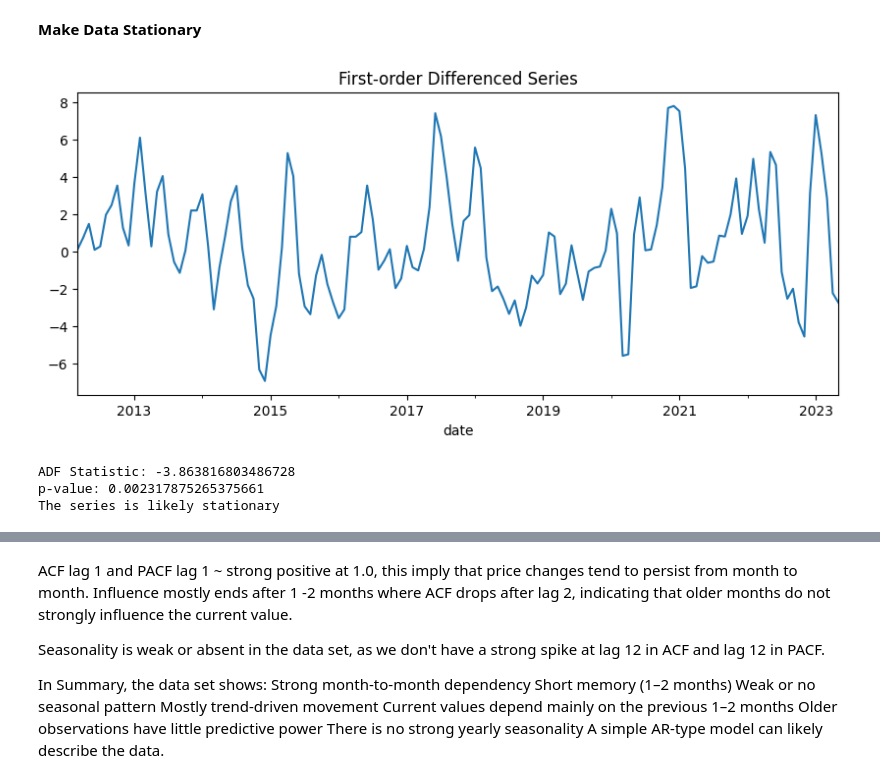
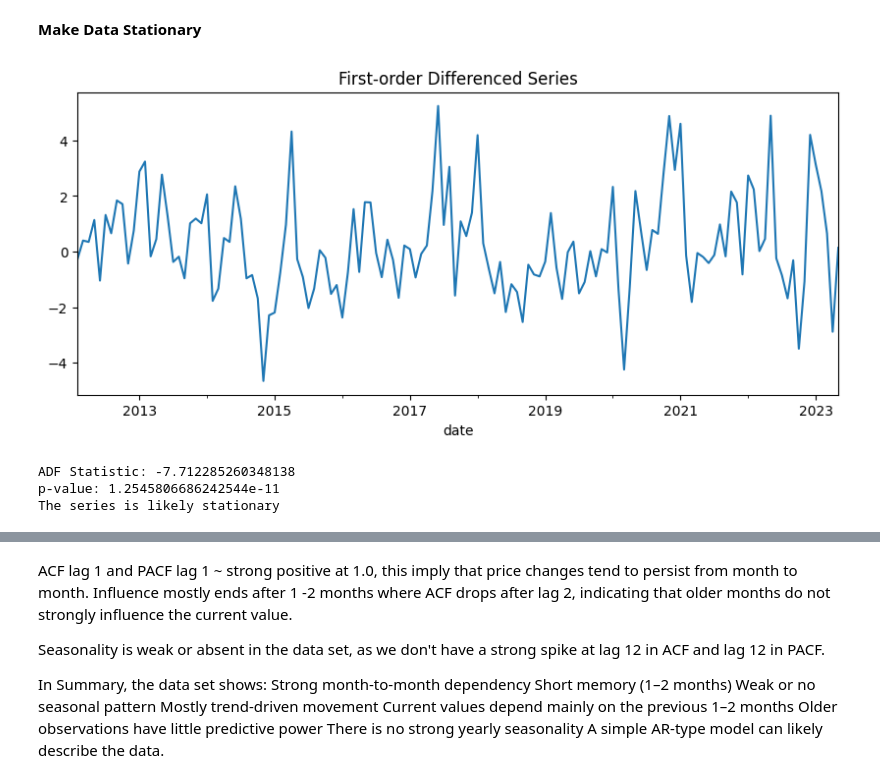
Before and after one commit to dlhegend/-TS_Academy_Capstone_Project, a Jupyter notebook: notebooks/Gift_M_TSAcademy_Cap_Project.ipynb, the cells around one changed output, grey strips where cells are left out. Cells and saved outputs as stored; diff of their text form; code cells hidden in the pictures.

```diff
--- a/notebooks/Gift_M_TSAcademy_Cap_Project.ipynb
+++ b/notebooks/Gift_M_TSAcademy_Cap_Project.ipynb
@@ -229,15 +229,15 @@ print(result)
 # %% [markdown]
 **Make Data Stationary**
 # %%
-df['Diff_1'] = df['avr_monthly_kiloprice'] - df['avr_monthly_kiloprice'].shift(2)
+df['Diff_1'] = df['avr_monthly_kiloprice'] - df['avr_monthly_kiloprice'].shift(1)
 
 #Drop missing values
 df_diff = df['Diff_1'].dropna()
 
 df_diff.plot(title="First-order Differenced Series", figsize=(10,4))
 plt.show()
 # %% [output]
-[figure, old version]
+[figure, new version]
 # %%
 result_diff = adfuller(df_diff)
 
@@ -248,8 +248,8 @@ if result_diff[1] < 0.05:
 else:
     print("The series is likely non-stationary")
 # %% [output]
-ADF Statistic: -3.863816803486728
-p-value: 0.002317875265375661
+ADF Statistic: -7.712285260348138
+p-value: 1.2545806686242544e-11
 The series is likely stationary
 # %%
 #determining past values and past errors
```
Also changed, not shown: parts of 1 cell of this notebook.
